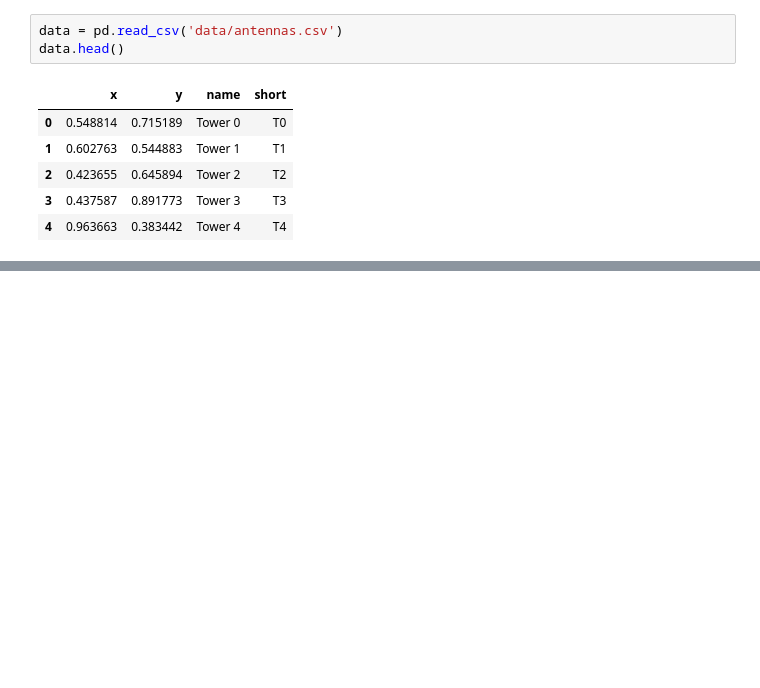
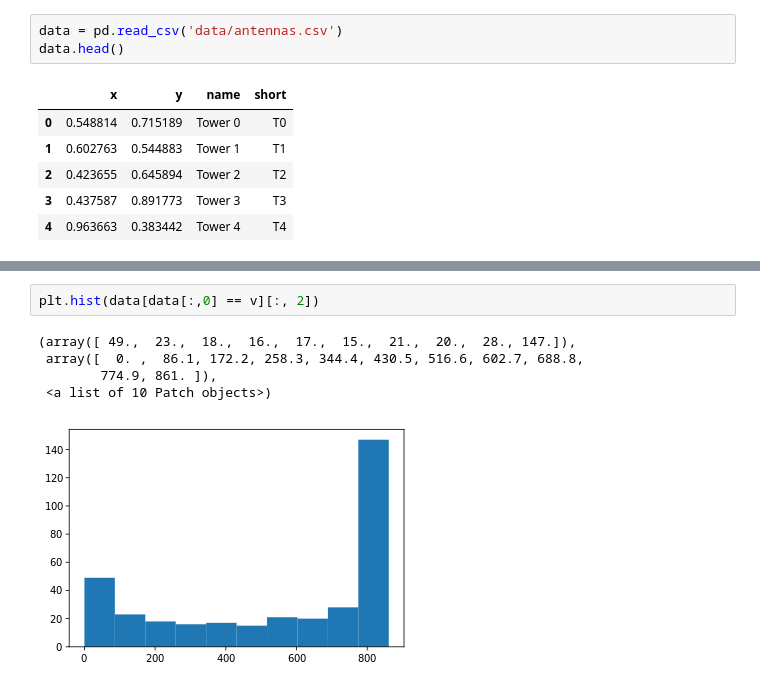
Before and after one commit to fstovarr/stochastic-models, a Jupyter notebook: graphs-project/graph.ipynb, the cells around one changed output, grey strips where cells are left out. Drawn from its saved outputs; the diff is of its cells as text; blank space fills up the shorter version.

```diff
--- a/graphs-project/graph.ipynb
+++ b/graphs-project/graph.ipynb
@@ -281,0 +307,8 @@ Direction {'deg': 172, 'rad': 3.0019663134302466}, position: {'x': 0, 'y': 0}
+# %%
+plt.hist(data[data[:,0] == v][:, 2])
+# %% [output]
+(array([ 49.,  23.,  18.,  16.,  17.,  15.,  21.,  20.,  28., 147.]),
+ array([  0. ,  86.1, 172.2, 258.3, 344.4, 430.5, 516.6, 602.7, 688.8,
+        774.9, 861. ]),
+ <a list of 10 Patch objects>)
+[figure, added]
```
Also changed, not shown: parts of 21 cells of this notebook, 10 other files.
